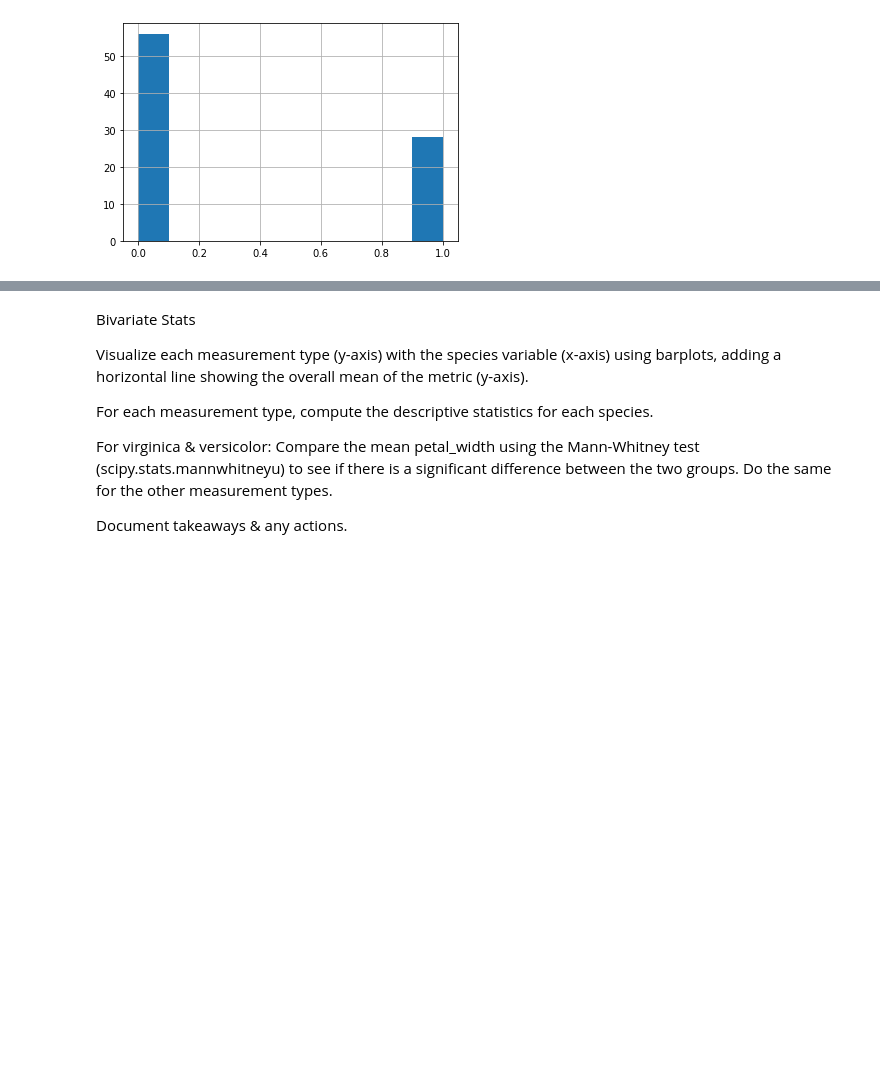
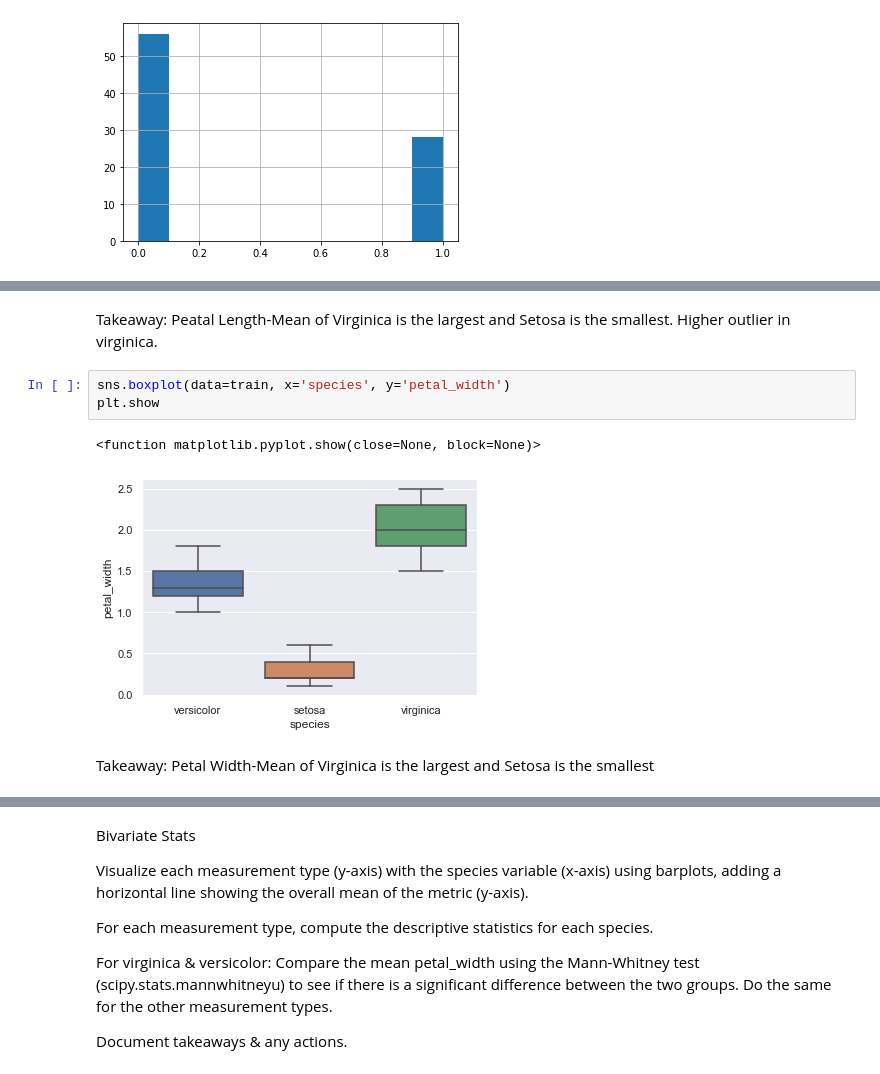
Before and after one commit to raedownen/classification-exercises, a Jupyter notebook: exploratory_analysis_exercises.ipynb, the cells around one changed output, grey strips where cells are left out. Drawn from its saved outputs; the diff is of its cells as text; blank space fills up the shorter version.

```diff
--- a/exploratory_analysis_exercises.ipynb
+++ b/exploratory_analysis_exercises.ipynb
@@ -132,0 +121,10 @@ Takeaways-not much
+# %% [markdown]
+Takeaway: Peatal Length-Mean of Virginica is the largest and Setosa is the smallest. Higher outlier in virginica.
+# %%
+sns.boxplot(data=train, x='species', y='petal_width')
+plt.show
+# %% [output]
+<function matplotlib.pyplot.show(close=None, block=None)>
+[figure, added]
+# %% [markdown]
+Takeaway: Petal Width-Mean of Virginica is the largest and Setosa is the smallest
```
Also changed, not shown: parts of 34 cells of this notebook.
